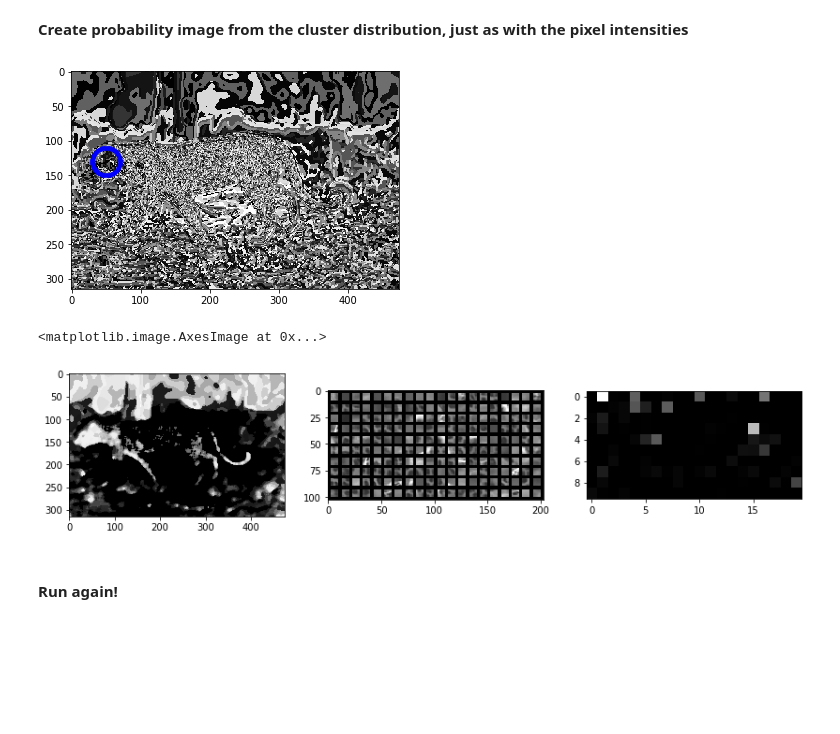
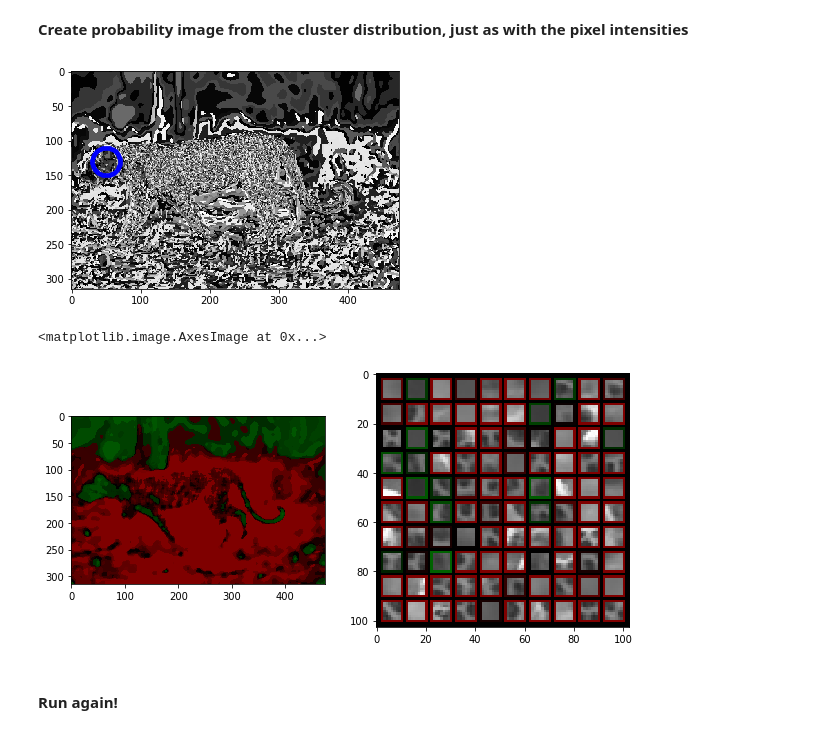
Before and after one commit to Charlottetheis/AIA, a Jupyter notebook: Jacob.ipynb, the cells around one changed output. Cells and saved outputs as stored; diff of their text form; code cells hidden in the pictures; blank space fills up the shorter version.

Commit message:
Added plot_dictionary color option. Change .gitignore

```diff
--- a/Jacob.ipynb
+++ b/Jacob.ipynb
@@ -85,8 +85,3 @@ plt.imshow(mask)
 # %% [output]
 <matplotlib.image.AxesImage at 0x...>
 [figure]
-# %%
-from skimage.transform import resize
-mask = snake_enclosed(snake/4, normals, (int(img.shape[0]/4), int(img.shape[1]/4)))
-mask = resize(mask, img.shape, order = 0, preserve_range=True).astype(bool)
-plt.imshow(mask)
@@ -277,7 +270,7 @@ class deform_model():
         full_mask[down_samp*r_min:down_samp*r_max, down_samp*c_min:down_samp*c_max] = mask.astype(bool)
         return full_mask
 # %%
-def create_prob_image(img, mask, filter_size=10, return_inside=False):
+def create_prob_image(img, mask, filter_size=10, return_probs=False):
     all_unique = np.unique(img.flatten()) # array containing each different pixel value
 
     count_inside = np.zeros_like(all_unique)
@@ -301,8 +294,8 @@ def create_prob_image(img, mask, filter_size=10, return_inside=False):
 #    prob_img = ndimage.gaussian_filter(prob_img, sigma=(5, 5), order=0)
     prob_img = ndimage.median_filter(prob_img, size=filter_size)
 
-    if return_inside:
-        return prob_img, count_inside
+    if return_probs:
+        return prob_img, pixel_probs
     else:
         return prob_img
 # %% [markdown]
@@ -406,8 +397,8 @@ Divide features into clusters (using just a sample to speed up the process)
 # %%
 import sklearn.cluster
 
-samp_size = 10000
-clusters = 200
+samp_size = 5000
+clusters = 100
 sample_idx = np.random.permutation(features.shape[0])[:samp_size]
 feature_sample = features[sample_idx,:]
 kmeans = sklearn.cluster.KMeans(n_clusters=clusters, verbose=False).fit(feature_sample)
@@ -456,20 +485,25 @@ model = deform_model(n_points = 140, center = (130,50), radius = 20, smooth_para
 plt.imshow(cluster_img, cmap='gray')
 plot_snake(model.snake)
 # %% [output]
-[figure, old version]
+[figure, new version]
+# %%
+def colorize_prob_img(prob_img, channels=(1,0)):
+    prob_img_color = np.zeros(prob_img.shape+(3,), dtype='uint8')
+    prob_img_color[:,:,channels[0]] =  prob_img*(prob_img > 0) * 255
+    prob_img_color[:,:,channels[1]] = -prob_img*(prob_img < 0) * 255
+    return prob_img_color
 # %%
 mask = model.enclosed_mask(cluster_img.shape, down_samp=4)
-prob_img, inside = create_prob_image(cluster_img,mask, return_inside=True)
-plt.figure(figsize=(14,8))
-plt.subplot(1,3,1)
-plt.imshow(prob_img, cmap='gray')
-plt.subplot(1,3,2)
-plot_dictionary(kmeans.cluster_centers_, 10,20)
-plt.subplot(1,3,3)
-plt.imshow(inside.reshape(10,20), cmap='gray')
+prob_img, probs = create_prob_image(cluster_img,mask, return_probs=True)
+plt.figure(figsize=(10,8))
+plt.subplot(1,2,1)
+plt.imshow(colorize_prob_img(prob_img-0.5), cmap='gray')
+plt.subplot(1,2,2)
+dict_img = layout_dictionary(kmeans.cluster_centers_, 10,10, highlight=probs-0.5);
+plt.imshow(dict_img)
 # %% [output]
 <matplotlib.image.AxesImage at 0x...>
-[figure, old version]
+[figure, new version]
 # %% [markdown]
 #### Run again!
 # %%
```
Also changed, not shown: parts of 22 cells of this notebook, 1 other file.
